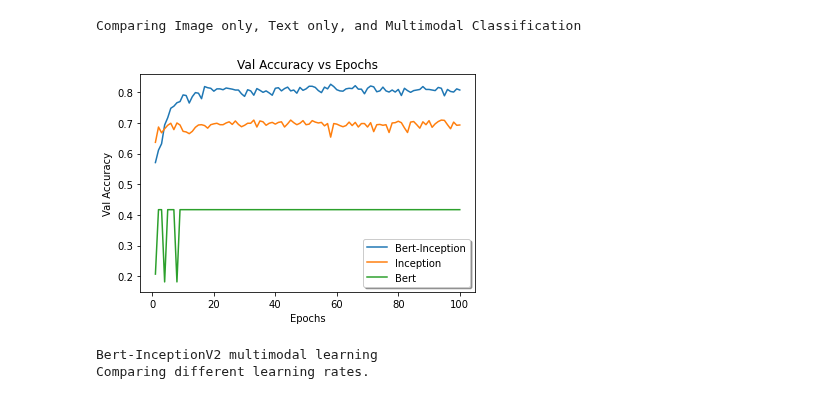
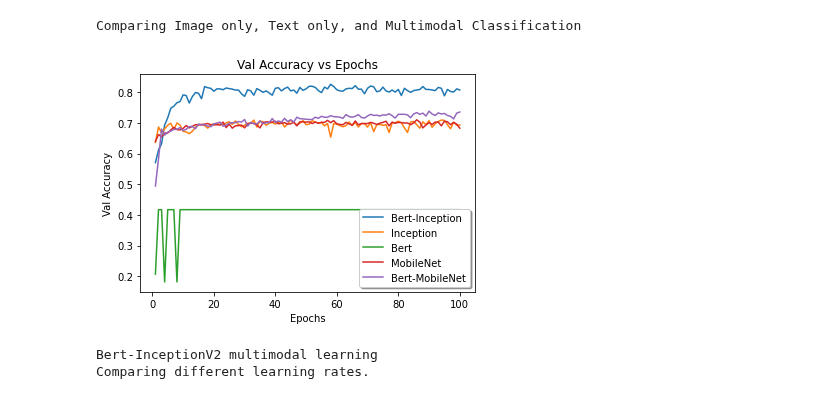
Before and after one commit to rbawah/garbage-classification, a Jupyter notebook: results/results.ipynb, the cells around one changed output. Drawn from its saved outputs; the diff is of its cells as text; code cells hidden in the pictures.

Commit message:
add plots for mobilenet, bert-mobilenet

```diff
--- a/results/results.ipynb
+++ b/results/results.ipynb
@@ -44,23 +44,26 @@ def get_val_acc(filename):
 # %%
 print("Comparing Image only, Text only, and Multimodal Classification")
 epochs, val_incep_bert = get_val_acc("100epochs_lr_0_001_new.csv")
 _, val_incep = get_val_acc("inception_100epochs_lr_0.001.csv")
 _, val_bert = get_val_acc("100epochs_lr_0_001_bert.csv")
+_, val_mobilenet = get_val_acc("mobilenet_100epochs_lr_0_001.csv")
+_, val_mobilenet_bert = get_val_acc("100epochs_lr_0_001_bert_mobilenet_v2_bs16.csv")
 
 fig, ax = plt.subplots()
 
-l1, l2, l3 = ax.plot(epochs, val_incep_bert, epochs, val_incep, epochs, val_bert)
+l1, l2, l3, l4, l5 = ax.plot(epochs, val_incep_bert, epochs, val_incep, epochs,\
+    val_bert, epochs, val_mobilenet, epochs, val_mobilenet_bert )
 
-ax.legend((l1, l2, l3), ('Bert-Inception', 'Inception', 'Bert'), loc='best', shadow=True)
+ax.legend((l1, l2, l3, l4, l5), ('Bert-Inception', 'Inception', 'Bert','MobileNet', 'Bert-MobileNet'), loc='lower right', shadow=True)
 ax.set_xlabel('Epochs')
 ax.set_ylabel('Val Accuracy')
 ax.set_title('Val Accuracy vs Epochs')
 
 # plt.savefig("Bert_Inception_comparison.png")
 plt.show()
 # %% [output]
 Comparing Image only, Text only, and Multimodal Classification
-[figure, old version]
+[figure, new version]
 # %%
 print("Bert-InceptionV2 multimodal learning\nComparing different learning rates.")
 epochs, val_0_01 = get_val_acc("100epochs_lr_0.01.csv")
```
Also changed, not shown: 1 other file.
